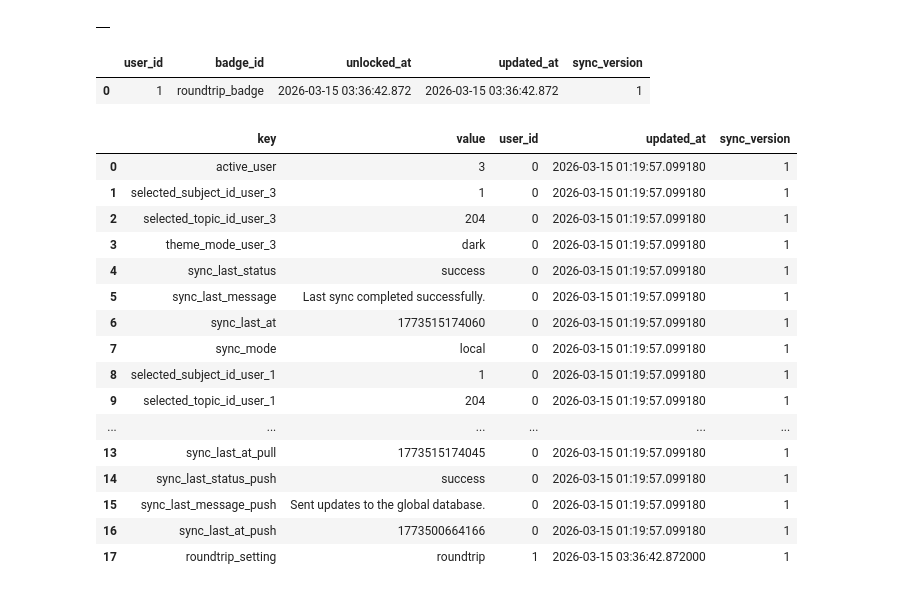
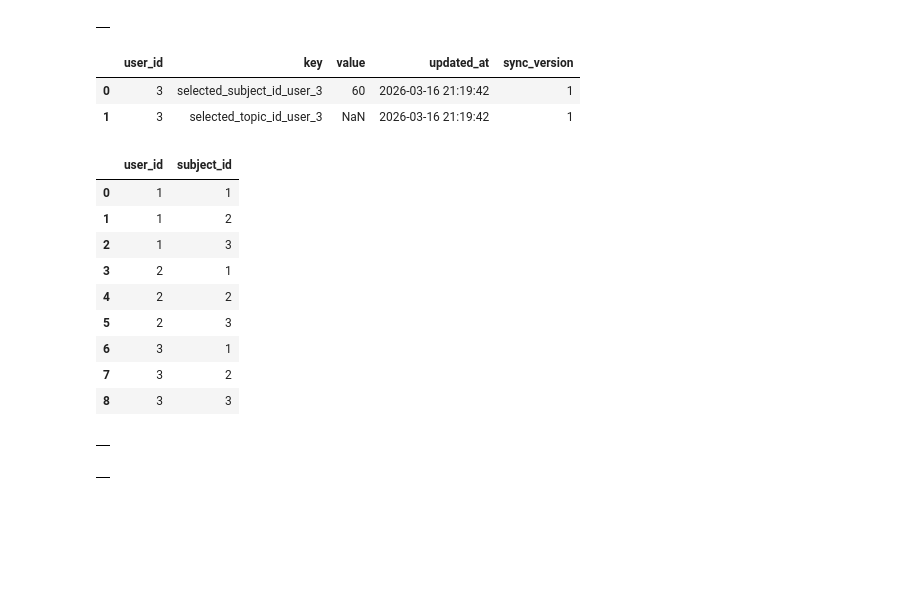
Before and after one commit to aimldlprojects/quizwiz, a Jupyter notebook: server/testing.ipynb, the cells around one changed output. Saved outputs shown, nothing was run; the diff lists cells and outputs as text; code cells hidden in the pictures; blank space fills up the shorter version.

```diff
--- a/server/testing.ipynb
+++ b/server/testing.ipynb
@@ -163,30 +168,32 @@ fetch_table_df('badges', 50)
 # %% [output]
 |  |
 # %%
-fetch_table_df('user_badges', 5)
+fetch_table_df('settings', 10)
 # %% [output]
-|  | user_id | badge_id | unlocked_at | updated_at | sync_version |
-| 0 | 1 | roundtrip_badge | 2026-03-15 03:36:42.872 | 2026-03-15 03:36:42.872 | 1 |
+|  | user_id | key | value | updated_at | sync_version |
+| 0 | 3 | selected_subject_id_user_3 | 60 | 2026-03-16 21:19:42 | 1 |
+| 1 | 3 | selected_topic_id_user_3 | NaN | 2026-03-16 21:19:42 | 1 |
 # %%
-fetch_table_df('settings', 30)
+fetch_table_df('user_subjects', 10)
 # %% [output]
-|  | key | value | user_id | updated_at | sync_version |
-| 0 | active_user | 3 | 0 | 2026-03-15 01:19:57.099180 | 1 |
-| 1 | selected_subject_id_user_3 | 1 | 0 | 2026-03-15 01:19:57.099180 | 1 |
-| 2 | selected_topic_id_user_3 | 204 | 0 | 2026-03-15 01:19:57.099180 | 1 |
-| 3 | theme_mode_user_3 | dark | 0 | 2026-03-15 01:19:57.099180 | 1 |
-| 4 | sync_last_status | success | 0 | 2026-03-15 01:19:57.099180 | 1 |
-| 5 | sync_last_message | Last sync completed successfully. | 0 | 2026-03-15 01:19:57.099180 | 1 |
-| 6 | sync_last_at | 1773515174060 | 0 | 2026-03-15 01:19:57.099180 | 1 |
-| 7 | sync_mode | local | 0 | 2026-03-15 01:19:57.099180 | 1 |
-| 8 | selected_subject_id_user_1 | 1 | 0 | 2026-03-15 01:19:57.099180 | 1 |
-| 9 | selected_topic_id_user_1 | 204 | 0 | 2026-03-15 01:19:57.099180 | 1 |
-| ... | ... | ... | ... | ... | ... |
-| 13 | sync_last_at_pull | 1773515174045 | 0 | 2026-03-15 01:19:57.099180 | 1 |
-| 14 | sync_last_status_push | success | 0 | 2026-03-15 01:19:57.099180 | 1 |
-| 15 | sync_last_message_push | Sent updates to the global database. | 0 | 2026-03-15 01:19:57.099180 | 1 |
-| 16 | sync_last_at_push | 1773500664166 | 0 | 2026-03-15 01:19:57.099180 | 1 |
-| 17 | roundtrip_setting | roundtrip | 1 | 2026-03-15 03:36:42.872000 | 1 |
+|  | user_id | subject_id |
+| 0 | 1 | 1 |
+| 1 | 1 | 2 |
+| 2 | 1 | 3 |
+| 3 | 2 | 1 |
+| 4 | 2 | 2 |
+| 5 | 2 | 3 |
+| 6 | 3 | 1 |
+| 7 | 3 | 2 |
+| 8 | 3 | 3 |
+# %%
+fetch_table_df('user_badges', 5)
+# %% [output]
+|  |
+# %%
+fetch_table_df('sync_meta', 5)
+# %% [output]
+|  |
 # %%
 from tests.check_sync_status import main
 main()
```
Also changed, not shown: parts of 16 cells of this notebook, 31 other files.
